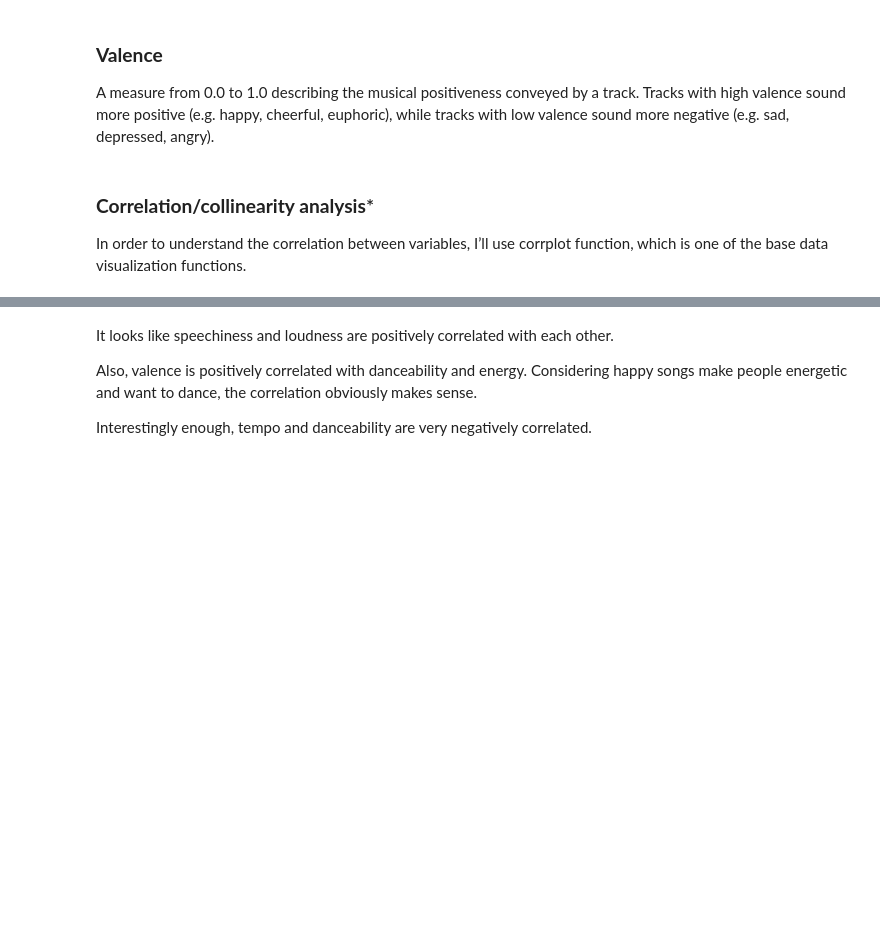
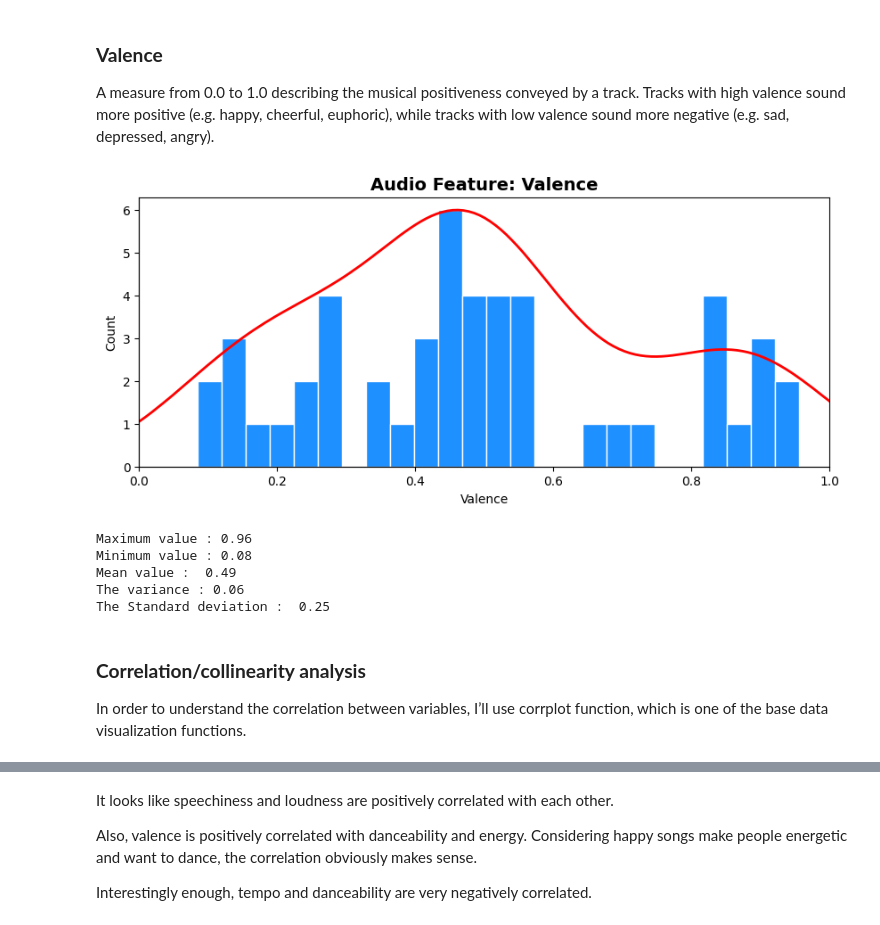
Before and after one commit to bernard-ng/unh-spotify-prediction, a Jupyter notebook: index.ipynb, the cells around one changed output, grey strips where cells are left out. Drawn from its saved outputs; the diff is of its cells as text; code cells hidden in the pictures; blank space fills up the shorter version.

```diff
--- a/index.ipynb
+++ b/index.ipynb
@@ -505,38 +434,16 @@ print("The Standard deviation : ", round(liveness.std(), 2))
 ### **Valence**
 A measure from 0.0 to 1.0 describing the musical positiveness conveyed by a track. Tracks with high valence sound more positive (e.g. happy, cheerful, euphoric), while tracks with low valence sound more negative (e.g. sad, depressed, angry).
 # %%
-valence = df['valence']
-
-# Plot the histogram
-fig, ax = plt.subplots(figsize=(10, 4), dpi=100)
-ax.hist(valence, bins=25, color='dodgerblue', edgecolor='white')
-
-# Plot the density curve
-ax2 = ax.twinx()
-sns.kdeplot(valence, color='red', linewidth=2, ax=ax2)
-
-# Set the labels and title
-ax.set_xlabel("Valence")
-ax.set_ylabel("Count")
-ax.set_title("Audio Feature: Valence")
-ax.title.set_size(14)
-ax.title.set_weight('bold')
-
-# Remove the spines of the density curve
-ax2.spines['right'].set_visible(False)
-ax2.spines['top'].set_visible(False)
-ax2.yaxis.set_visible(False)
-
-# Set axes limits
-ax.set_xlim([0, 1])
-plt.show();
-print("Maximum value :", round(valence.max(), 2))
-print("Minimum value :", round(valence.min(), 2))
-print("Mean value : ", round(valence.mean(), 2))
-print("The variance :", round(valence.var(), 2))
-print("The Standard deviation : ", round(valence.std(), 2))
+plot_audio_feature(df['valence'], 'Valence', stats=True)
+# %% [output]
+[figure, added]
+Maximum value : 0.96
+Minimum value : 0.08
+Mean value :  0.49
+The variance : 0.06
+The Standard deviation :  0.25
 # %% [markdown]
-### **Correlation/collinearity analysis***
+### **Correlation/collinearity analysis**
 In order to understand the correlation between variables, I’ll use corrplot function, which is one of the base data visualization functions.
 # %%
 fig, ax = plt.subplots(figsize=(10, 4), dpi=100)
```
Also changed, not shown: parts of 34 cells of this notebook, 1 other file.
